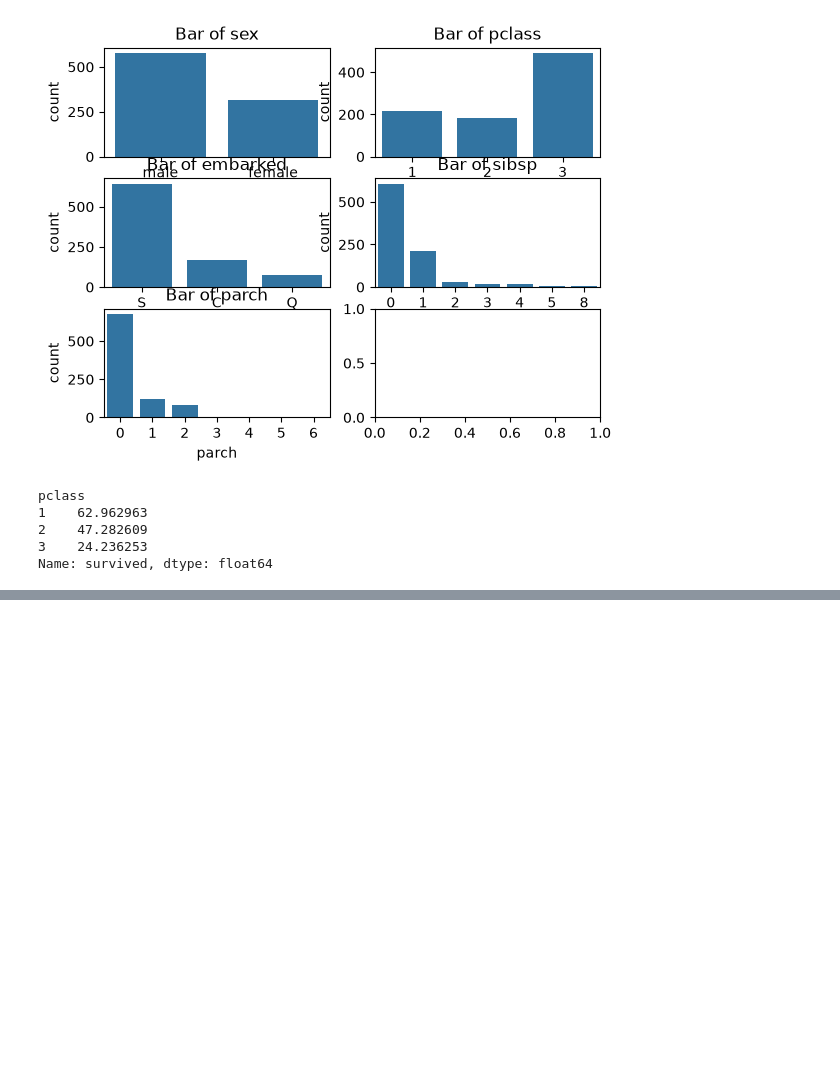
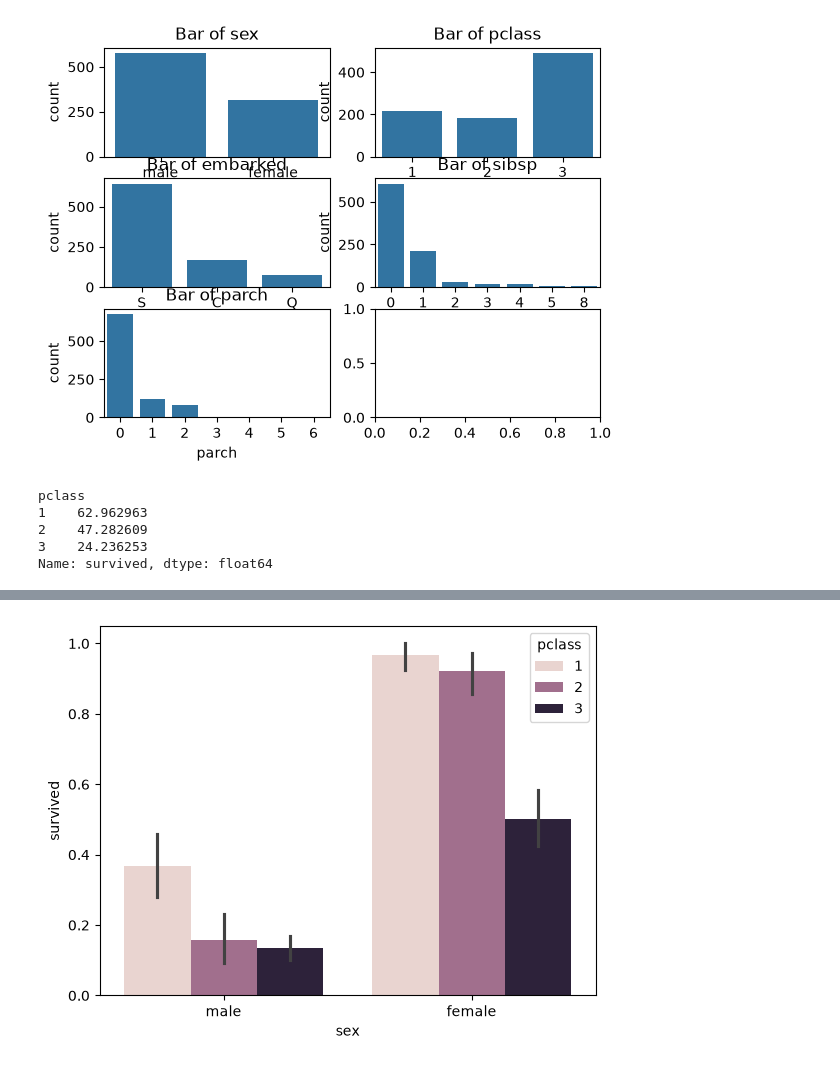
Before and after one commit to Flavs345009/ml-course, a Jupyter notebook: workspace/proyecto_titanic.ipynb, the cells around one changed output, grey strips where cells are left out. Cells and saved outputs as stored; diff of their text form; code cells hidden in the pictures; blank space fills up the shorter version.

```diff
--- a/workspace/proyecto_titanic.ipynb
+++ b/workspace/proyecto_titanic.ipynb
@@ -178,0 +200,6 @@ IndexError: index 3 is out of bounds for axis 0 with size 3
+# %%
+fig, ax = plt.subplots()
+sns.barplot(titanic,x="sex",y="survived",hue="pclass",ax=ax)
+plt.show()
+# %% [output]
+[figure, added]
```
Also changed, not shown: parts of 11 cells of this notebook.
